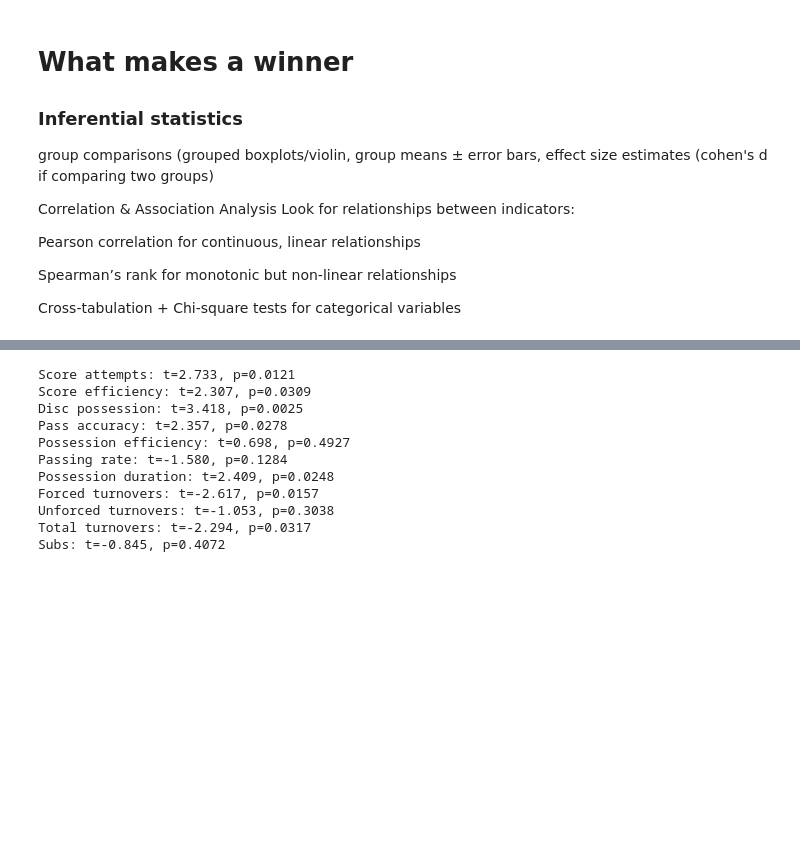
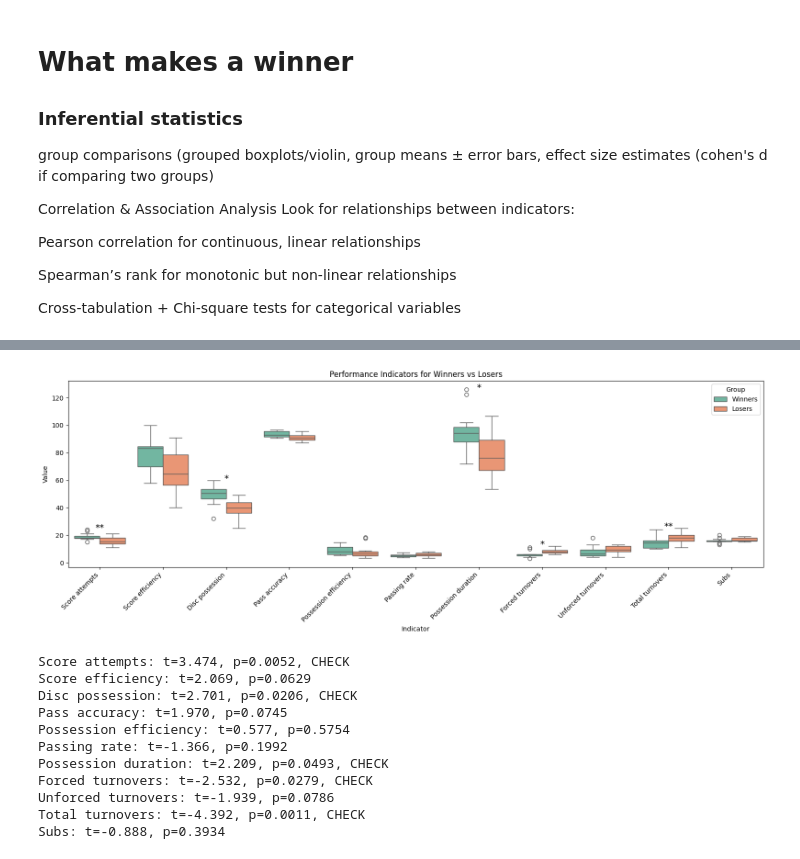
Before and after one commit to porseleyn/UF_Thesis_Analyses, a Jupyter notebook: inferential_statistics.ipynb, the cells around one changed output, grey strips where cells are left out. Drawn from its saved outputs; the diff is of its cells as text; code cells hidden in the pictures; blank space fills up the shorter version.

```diff
--- a/inferential_statistics.ipynb
+++ b/inferential_statistics.ipynb
@@ -285,2 +222,53 @@ titles = [
+# %%
+# One figure with all the indicator boxplots (winners & losers) in one graph.
+
+# Step 1: Reshape the data into a long-form DataFrame
+indicator_list = []
+group_list = []
+value_list = []
+
+for indicator, (win_vals, lose_vals) in zip(titles, data_list):
+    indicator_list.extend([indicator] * len(win_vals))
+    group_list.extend(['Winners'] * len(win_vals))
+    value_list.extend(win_vals)
+
+    indicator_list.extend([indicator] * len(lose_vals))
+    group_list.extend(['Losers'] * len(lose_vals))
+    value_list.extend(lose_vals)
+
+df = pd.DataFrame({
+    'Indicator': indicator_list,
+    'Group': group_list,
+    'Value': value_list
+})
+
+# Step 2: Define which indicators are significant
+significant = {
+    'Score attempts': '**',
+    'Disc possession': '*',
+    'Possession duration': '*',
+    'Forced turnovers': '*',
+    'Total turnovers': '**'
+}
+
+# Step 3: Create the grouped boxplot
+plt.figure(figsize=(16, 6))
+ax = sns.boxplot(data=df, x='Indicator', y='Value', hue='Group', palette='Set2')
+
+# Annotate stars above the boxplots
+y_max = df.groupby('Indicator')['Value'].max()  # For estimating y-position of stars
+for i, indicator in enumerate(titles):
+    if indicator in significant:
+        star = significant[indicator]
+        y = y_max[indicator] - 2.0 # adjust if overlap
+        ax.text(i, y, star, ha='center', va='bottom', fontsize=14, color='black')
+
+plt.xticks(rotation=45, ha='right')
+plt.title("Performance Indicators for Winners vs Losers")
+plt.tight_layout()
+plt.savefig('data/figures/big_boxplot.png')
+plt.show()
+# %% [output]
+[figure, added]
 # %%
 winners_data = [winners['score_attempts'], winners['score_efficiency'], winners['disc_possession'],
@@ -303,16 +283,19 @@ titles = [
 # %%
 for i, (w_data, l_data) in enumerate(zip(winners_data, losers_data)):
-    t_stat, p_val = stats.ttest_ind(w_data, l_data)
-    print(f"{titles[i]}: t={t_stat:.3f}, p={p_val:.4f}")
+    t_stat, p_val = stats.ttest_rel(w_data, l_data)
+    if p_val < 0.05:
+        print(f"{titles[i]}: t={t_stat:.3f}, p={p_val:.4f}, CHECK")
+    else:
+        print(f"{titles[i]}: t={t_stat:.3f}, p={p_val:.4f}")
 # %% [output]
-Score attempts: t=2.733, p=0.0121
-Score efficiency: t=2.307, p=0.0309
-Disc possession: t=3.418, p=0.0025
-Pass accuracy: t=2.357, p=0.0278
-Possession efficiency: t=0.698, p=0.4927
-Passing rate: t=-1.580, p=0.1284
-Possession duration: t=2.409, p=0.0248
-Forced turnovers: t=-2.617, p=0.0157
-Unforced turnovers: t=-1.053, p=0.3038
-Total turnovers: t=-2.294, p=0.0317
-Subs: t=-0.845, p=0.4072
+Score attempts: t=3.474, p=0.0052, CHECK
+Score efficiency: t=2.069, p=0.0629
+Disc possession: t=2.701, p=0.0206, CHECK
+Pass accuracy: t=1.970, p=0.0745
+Possession efficiency: t=0.577, p=0.5754
+Passing rate: t=-1.366, p=0.1992
+Possession duration: t=2.209, p=0.0493, CHECK
+Forced turnovers: t=-2.532, p=0.0279, CHECK
+Unforced turnovers: t=-1.939, p=0.0786
+Total turnovers: t=-4.392, p=0.0011, CHECK
+Subs: t=-0.888, p=0.3934
```
Also changed, not shown: parts of 26 cells of this notebook, 39 other files.
